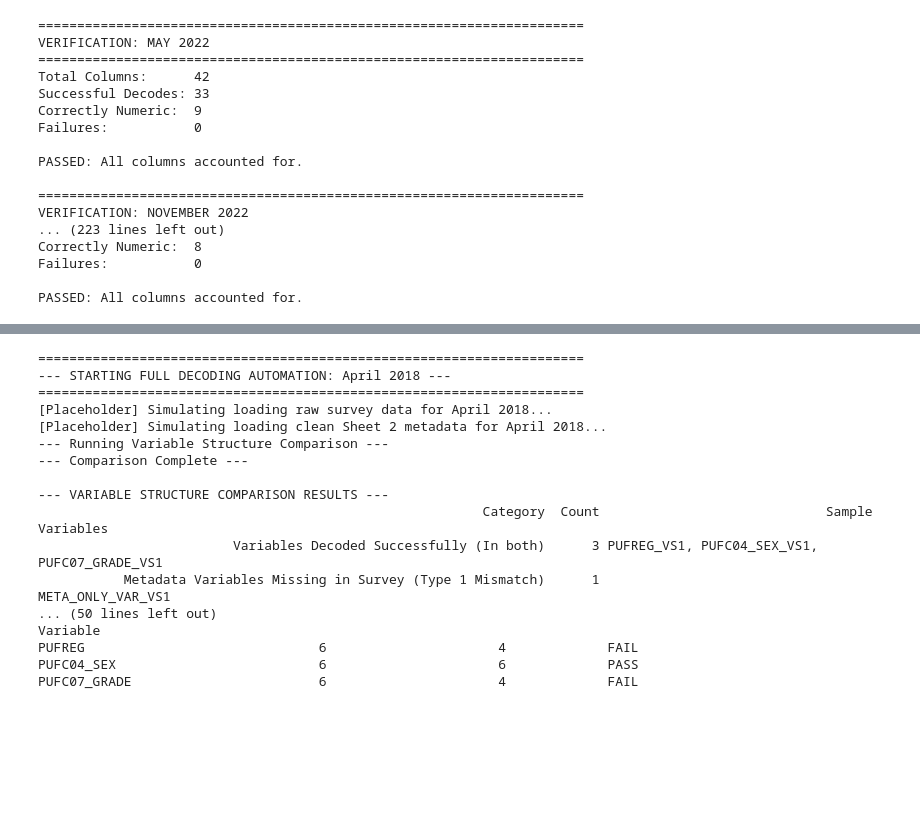
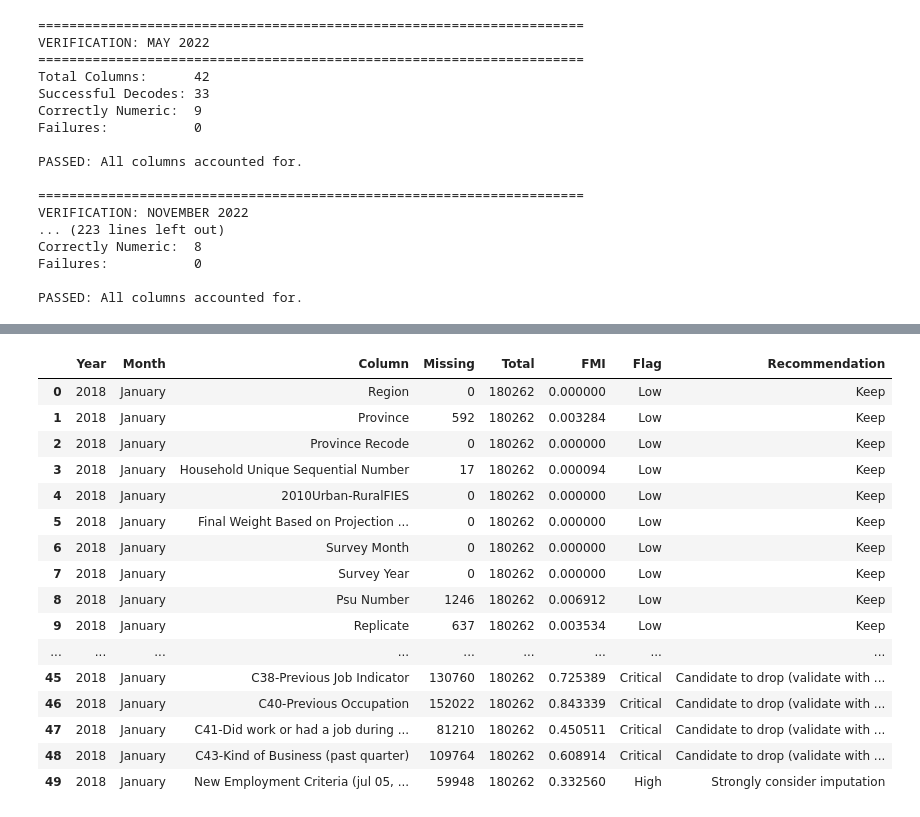
Before and after one commit to clemweb3/Preprocessing, a Jupyter notebook: Notebooks/Preprocessing.ipynb, the cells around one changed output, grey strips where cells are left out. Saved outputs shown, nothing was run; the diff lists cells and outputs as text; code cells hidden in the pictures; blank space fills up the shorter version.

Commit message:
FMI logic added. Feel free to test, scale, and add columns. Verifier is not added still.

```diff
--- a/Notebooks/Preprocessing.ipynb
+++ b/Notebooks/Preprocessing.ipynb
@@ -24,7 +4,7 @@ Requirement already satisfied: et-xmlfile in c:\users\juanp\appdata\local\progra
 import os
 import re
 
-base_path = r"G:\My Drive\Labor Force Survey"
+base_path = r"G:\.shortcut-targets-by-id\1VctTphaltRx4xcPxmTJlRTrxLalyuEt8\Labor Force Survey"
 
 # Month ordering
 month_order = {
@@ -2188,49 +1987,0 @@ PUFC07_GRADE                        6                      4             FAIL
-# %%
-# Assuming all functions and base_path are available
-YEAR_APR = "2018"
-MONTH_APR = "April"
-
-# 1. Perform the full decoding pipeline for April 2018
-apr_2018_decoded_df, apr_comparison_report, apr_decoded_vars = decode_all_variables_in_survey(
-    YEAR_APR, MONTH_APR, base_path
-)
-
-# 2. Display a sample of the decoded DataFrame
-print(f"\n=== SAMPLE OF FULLY DECODED {MONTH_APR} {YEAR_APR} DATA (HEAD) ===")
-sample_vars = [v for v in apr_decoded_vars[:3]]
-selected_columns = [f"{v}_LABEL" for v in sample_vars] + sample_vars + ['PUFPRV', 'PUFHHNUM']
-head_df = apr_2018_decoded_df[[col for col in selected_columns if col in apr_2018_decoded_df.columns]].head(5)
-# FIX: Use .to_string()
-print(head_df.to_string(index=False))
-
-# 3. Run Integrity Check for ALL successfully decoded variables
-apr_reports = []
-apr_2018_survey_raw = load_dataset(YEAR_APR, MONTH_APR, "survey")
-
-for var in apr_decoded_vars:
-    report = generate_decoding_integrity_report(apr_2018_survey_raw, apr_2018_decoded_df, var)
-    apr_reports.append(report)
-
-print("\n\nAPRIL 2018 FULL DECODING INTEGRITY SUMMARY:")
-full_summary_df = pd.concat(apr_reports)
-print(f"Total variables checked for decoding integrity: {full_summary_df.shape[0]}\n")
-# FIX: Use .to_string()
-print(full_summary_df.to_string())
-# %% [output]
-======================================================================
---- STARTING FULL DECODING AUTOMATION: April 2018 ---
-======================================================================
-[Placeholder] Simulating loading raw survey data for April 2018...
-[Placeholder] Simulating loading clean Sheet 2 metadata for April 2018...
---- Running Variable Structure Comparison ---
---- Comparison Complete ---
-
---- VARIABLE STRUCTURE COMPARISON RESULTS ---
-                                                         Category  Count                             Sample Variables
-                         Variables Decoded Successfully (In both)      3 PUFREG_VS1, PUFC04_SEX_VS1, PUFC07_GRADE_VS1
-           Metadata Variables Missing in Survey (Type 1 Mismatch)      1                            META_ONLY_VAR_VS1
-... (50 lines left out)
-Variable
-PUFREG                              6                      4             FAIL
-PUFC04_SEX                          6                      6             PASS
-PUFC07_GRADE                        6                      4             FAIL
@@ -2236,0 +2052,23 @@ PUFC07_GRADE                        6                      4             FAIL
+# %%
+base_path = r"G:\.shortcut-targets-by-id\1VctTphaltRx4xcPxmTJlRTrxLalyuEt8\Labor Force Survey"
+trial_path = os.path.join(base_path, "Fully Decoded Surveys", "2018", "JANUARY_2018.CSV")
+test_report = fmi_scan_csv(trial_path, "2018", "January", base_path)
+test_report.head(100)
+# %% [output]
+|  | Year | Month | Column | Missing | Total | FMI | Flag | Recommendation |
+| 0 | 2018 | January | Region | 0 | 180262 | 0.000000 | Low | Keep |
+| 1 | 2018 | January | Province | 592 | 180262 | 0.003284 | Low | Keep |
+| 2 | 2018 | January | Province Recode | 0 | 180262 | 0.000000 | Low | Keep |
+| 3 | 2018 | January | Household Unique Sequential Number | 17 | 180262 | 0.000094 | Low | Keep |
+| 4 | 2018 | January | 2010Urban-RuralFIES | 0 | 180262 | 0.000000 | Low | Keep |
+| 5 | 2018 | January | Final Weight Based on Projection ... | 0 | 180262 | 0.000000 | Low | Keep |
+| 6 | 2018 | January | Survey Month | 0 | 180262 | 0.000000 | Low | Keep |
+| 7 | 2018 | January | Survey Year | 0 | 180262 | 0.000000 | Low | Keep |
+| 8 | 2018 | January | Psu Number | 1246 | 180262 | 0.006912 | Low | Keep |
+| 9 | 2018 | January | Replicate | 637 | 180262 | 0.003534 | Low | Keep |
+| ... | ... | ... | ... | ... | ... | ... | ... | ... |
+| 45 | 2018 | January | C38-Previous Job Indicator | 130760 | 180262 | 0.725389 | Critical | Candidate to drop (validate with ... |
+| 46 | 2018 | January | C40-Previous Occupation | 152022 | 180262 | 0.843339 | Critical | Candidate to drop (validate with ... |
+| 47 | 2018 | January | C41-Did work or had a job during ... | 81210 | 180262 | 0.450511 | Critical | Candidate to drop (validate with ... |
+| 48 | 2018 | January | C43-Kind of Business (past quarter) | 109764 | 180262 | 0.608914 | Critical | Candidate to drop (validate with ... |
+| 49 | 2018 | January | New Employment Criteria (jul 05, ... | 59948 | 180262 | 0.332560 | High | Strongly consider imputation |
```
Also changed, not shown: parts of 13 cells of this notebook.
